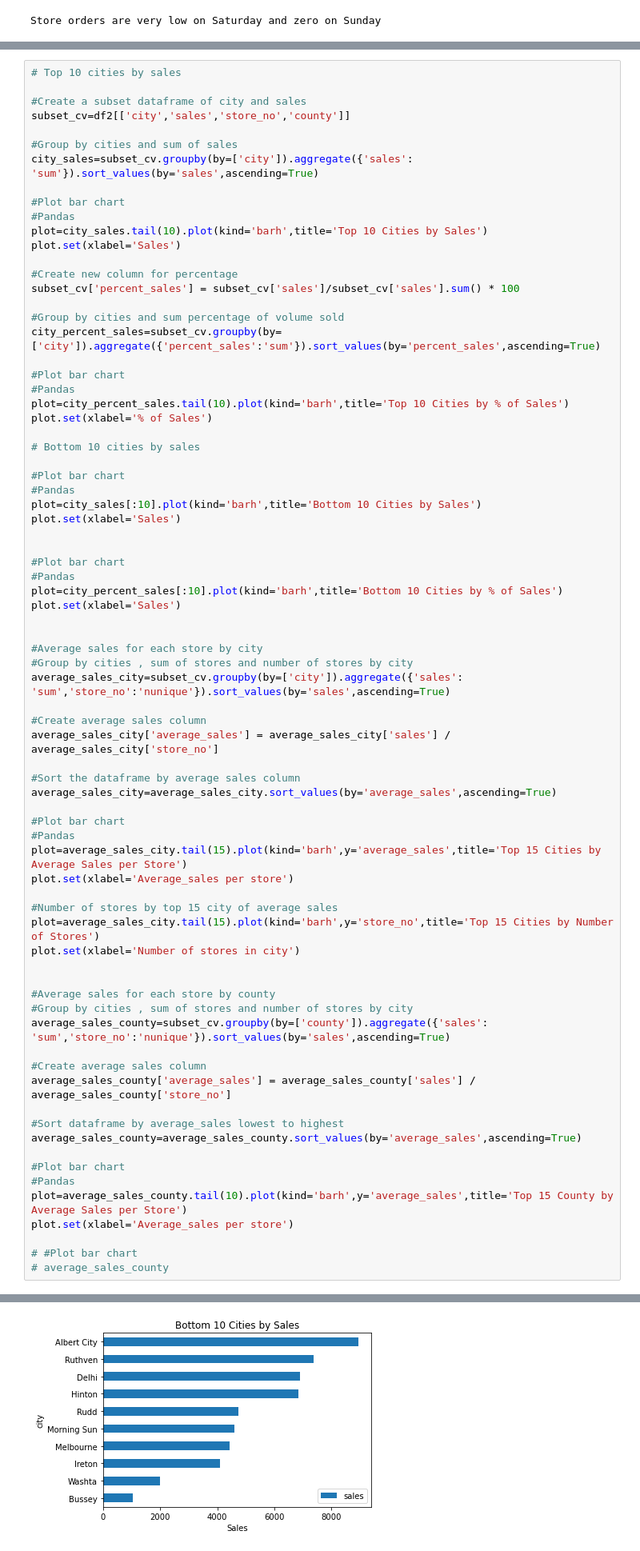
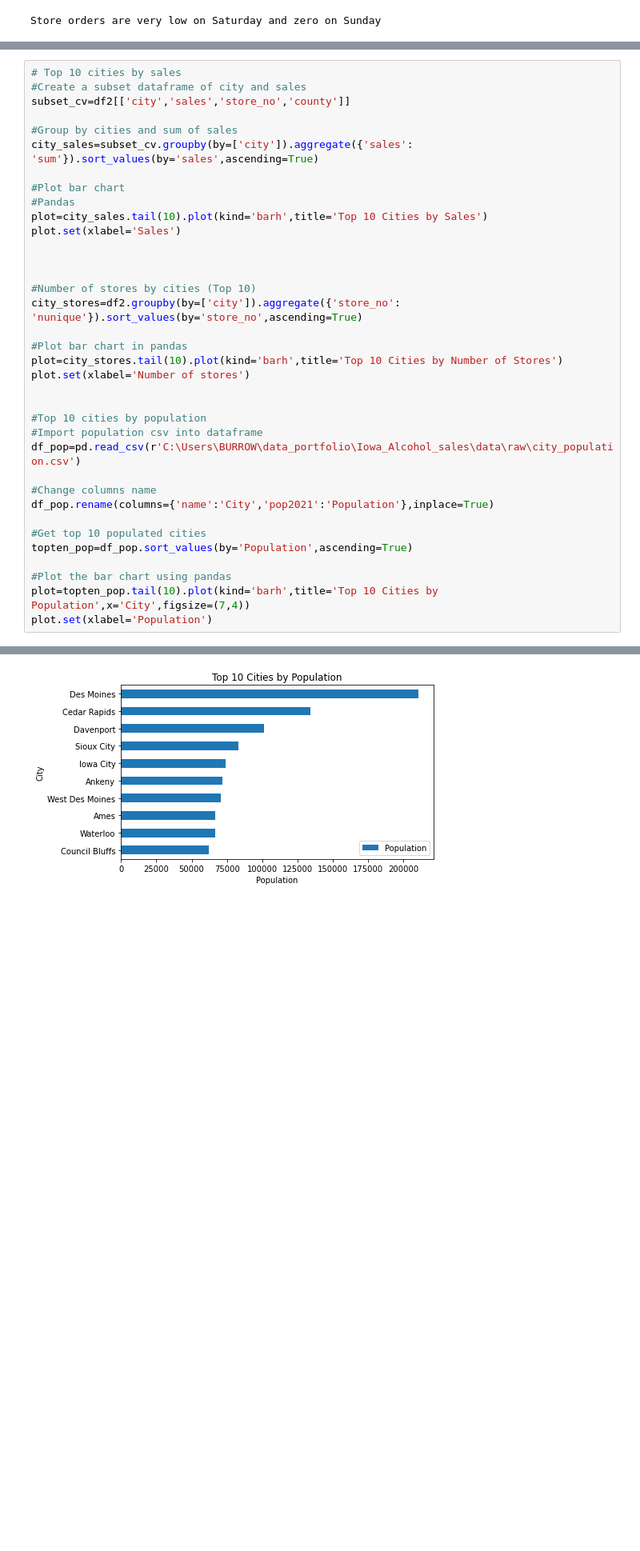
Before and after one commit to dyrk01/Kaggle_Projects, a Jupyter notebook: Iowa Alcohol Sales/code/analysis.ipynb, the cells around one changed output, grey strips where cells are left out. Shown at 80% size. Saved outputs shown, nothing was run; the diff lists cells and outputs as text; blank space fills up the shorter version.

```diff
--- a/Iowa Alcohol Sales/code/analysis.ipynb
+++ b/Iowa Alcohol Sales/code/analysis.ipynb
@@ -77,7 +64,6 @@ volume_month.plot(kind='line',title='Sales by Month')
 [figure]
 # %%
 # Top 10 cities by sales
-
 #Create a subset dataframe of city and sales
 subset_cv=df2[['city','sales','store_no','county']]
 
@@ -89,66 +75,27 @@ city_sales=subset_cv.groupby(by=['city']).aggregate({'sales': 'sum'}).sort_value
 plot=city_sales.tail(10).plot(kind='barh',title='Top 10 Cities by Sales')
 plot.set(xlabel='Sales')
 
-#Create new column for percentage
-subset_cv['percent_sales'] = subset_cv['sales']/subset_cv['sales'].sum() * 100
-
-#Group by cities and sum percentage of volume sold
-city_percent_sales=subset_cv.groupby(by=['city']).aggregate({'percent_sales':'sum'}).sort_values(by='percent_sales',ascending=True)
-
-#Plot bar chart
-#Pandas
-plot=city_percent_sales.tail(10).plot(kind='barh',title='Top 10 Cities by % of Sales')
-plot.set(xlabel='% of Sales')
-
-# Bottom 10 cities by sales
-
-#Plot bar chart
-#Pandas
-plot=city_sales[:10].plot(kind='barh',title='Bottom 10 Cities by Sales')
-plot.set(xlabel='Sales')
 
 
-#Plot bar chart
-#Pandas
-plot=city_percent_sales[:10].plot(kind='barh',title='Bottom 10 Cities by % of Sales')
-plot.set(xlabel='Sales')
+#Number of stores by cities (Top 10)
+city_stores=df2.groupby(by=['city']).aggregate({'store_no': 'nunique'}).sort_values(by='store_no',ascending=True)
+
+#Plot bar chart in pandas
+plot=city_stores.tail(10).plot(kind='barh',title='Top 10 Cities by Number of Stores')
+plot.set(xlabel='Number of stores')
 
 
-#Average sales for each store by city
-#Group by cities , sum of stores and number of stores by city
-average_sales_city=subset_cv.groupby(by=['city']).aggregate({'sales': 'sum','store_no':'nunique'}).sort_values(by='sales',ascending=True)
+#Top 10 cities by population
+#Import population csv into dataframe
+df_pop=pd.read_csv(r'C:\Users\BURROW\data_portfolio\Iowa_Alcohol_sales\data\raw\city_population.csv')
 
-#Create average sales column
-average_sales_city['average_sales'] = average_sales_city['sales'] / average_sales_city['store_no']
+#Change columns name
+df_pop.rename(columns={'name':'City','pop2021':'Population'},inplace=True)
 
-#Sort the dataframe by average sales column
-average_sales_city=average_sales_city.sort_values(by='average_sales',ascending=True)
+#Get top 10 populated cities
+topten_pop=df_pop.sort_values(by='Population',ascending=True)
 
-#Plot bar chart
-#Pandas
-plot=average_sales_city.tail(15).plot(kind='barh',y='average_sales',title='Top 15 Cities by Average Sales per Store')
-plot.set(xlabel='Average_sales per store')
-
-#Number of stores by top 15 city of average sales
-plot=average_sales_city.tail(15).plot(kind='barh',y='store_no',title='Top 15 Cities by Number of Stores')
-plot.set(xlabel='Number of stores in city')
-
-
-#Average sales for each store by county
-#Group by cities , sum of stores and number of stores by city
-average_sales_county=subset_cv.groupby(by=['county']).aggregate({'sales': 'sum','store_no':'nunique'}).sort_values(by='sales',ascending=True)
-
-#Create average sales column
-average_sales_county['average_sales'] = average_sales_county['sales'] / average_sales_county['store_no']
-
-#Sort dataframe by average_sales lowest to highest
-average_sales_county=average_sales_county.sort_values(by='average_sales',ascending=True)
-
-#Plot bar chart
-#Pandas
-plot=average_sales_county.tail(10).plot(kind='barh',y='average_sales',title='Top 15 County by Average Sales per Store')
-plot.set(xlabel='Average_sales per store')
-
-# #Plot bar chart
-# average_sales_county
+#Plot the bar chart using pandas
+plot=topten_pop.tail(10).plot(kind='barh',title='Top 10 Cities by Population',x='City',figsize=(7,4))
+plot.set(xlabel='Population')
 # %% [output]
@@ -163 +105 @@ See the caveats in the documentation: https://pandas.pydata.org/pandas-docs/stab
-[figure, old version]
+[figure, new version]
```
Also changed, not shown: parts of 24 cells of this notebook, 1 other file.
